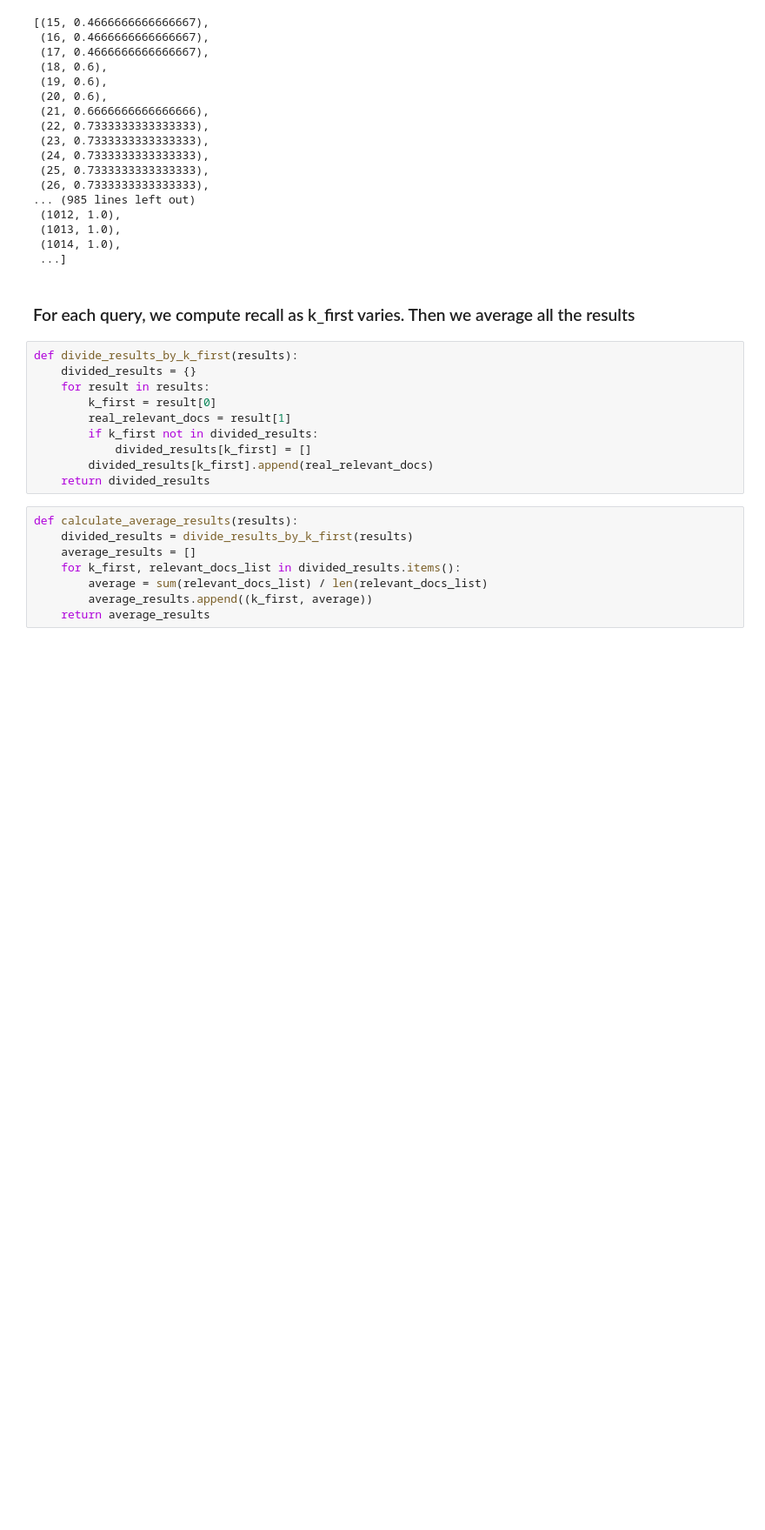
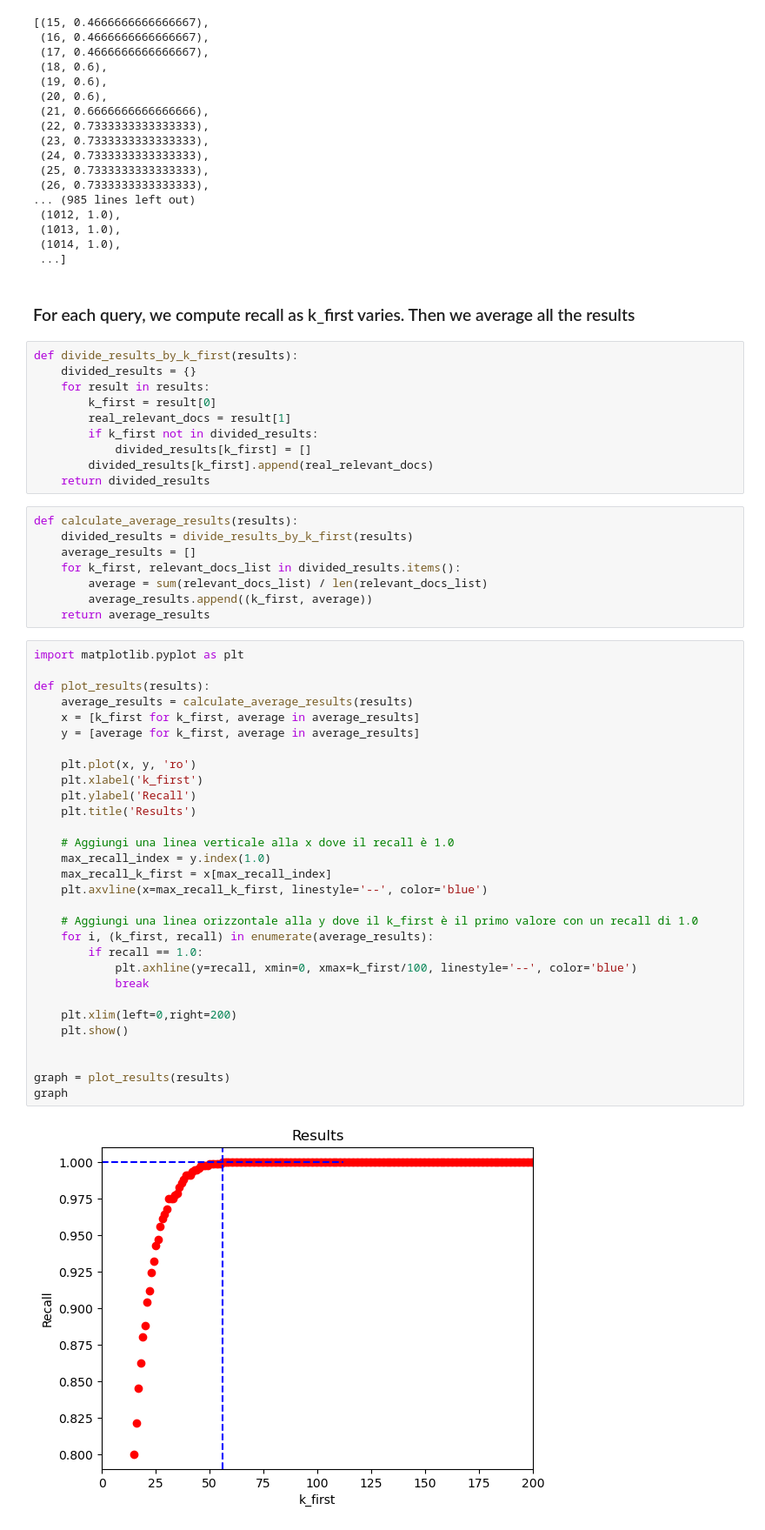
Before and after one commit to tali9943/Ranking, a Jupyter notebook: rank.ipynb, the cells around one changed output. Shown: that part at 87% size. Cells and saved outputs as stored; diff of their text form; blank space fills up the shorter version.

```diff
--- a/rank.ipynb
+++ b/rank.ipynb
@@ -486,6 +485,38 @@ def calculate_average_results(results):
         average = sum(relevant_docs_list) / len(relevant_docs_list)
         average_results.append((k_first, average))
     return average_results
+# %%
+import matplotlib.pyplot as plt
+
+def plot_results(results):
+    average_results = calculate_average_results(results)
+    x = [k_first for k_first, average in average_results]
+    y = [average for k_first, average in average_results]
+
+    plt.plot(x, y, 'ro')
+    plt.xlabel('k_first')
+    plt.ylabel('Recall')
+    plt.title('Results')
+
+    # Aggiungi una linea verticale alla x dove il recall è 1.0
+    max_recall_index = y.index(1.0)
+    max_recall_k_first = x[max_recall_index]
+    plt.axvline(x=max_recall_k_first, linestyle='--', color='blue')
+
+    # Aggiungi una linea orizzontale alla y dove il k_first è il primo valore con un recall di 1.0
+    for i, (k_first, recall) in enumerate(average_results):
+        if recall == 1.0:
+            plt.axhline(y=recall, xmin=0, xmax=k_first/100, linestyle='--', color='blue')
+            break
+
+    plt.xlim(left=0,right=200)
+    plt.show()
+
+
+graph = plot_results(results)
+graph
+# %% [output]
+[figure, added]
 # %%
 import matplotlib.pyplot as plt
 
```
Also changed, not shown: parts of 4 cells of this notebook.
